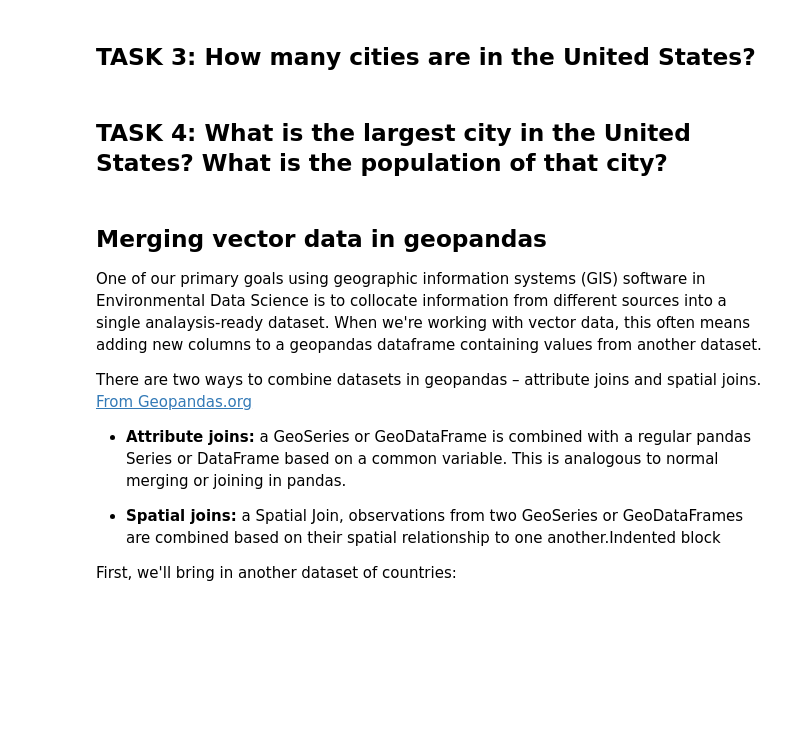
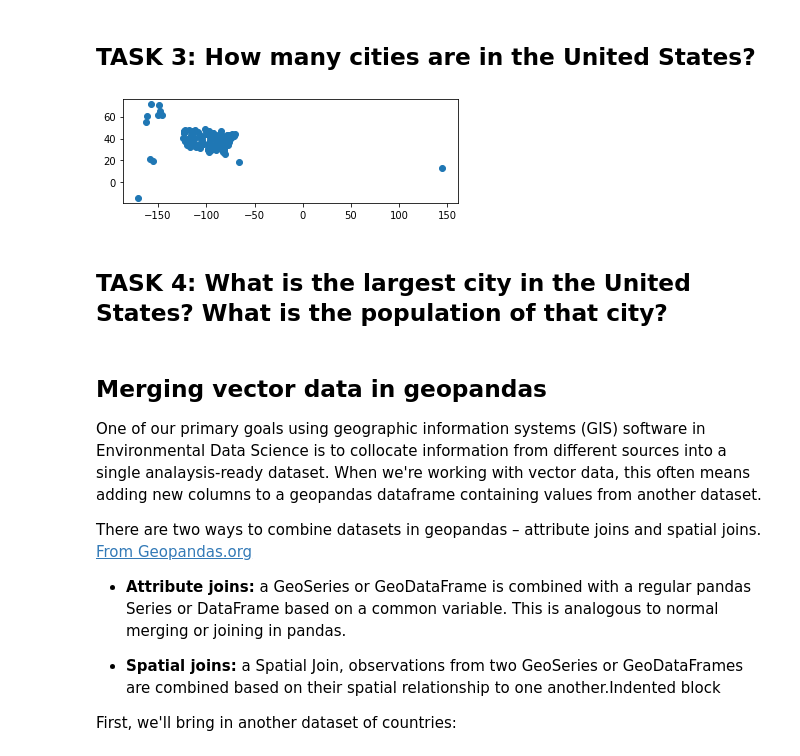
Before and after one commit to AHussein87/EnvDatSci22, a Jupyter notebook: Copy_of_VectorData101.ipynb, the cells around one changed output. Cells and saved outputs as stored; diff of their text form; code cells hidden in the pictures; blank space fills up the shorter version.

```diff
--- a/Copy_of_VectorData101.ipynb
+++ b/Copy_of_VectorData101.ipynb
@@ -390,6 +461,12 @@ plt.show()
 ## TASK 3: How many cities are in the United States?
 # %%
 # Task 3 code here
+
+f, ax = plt.subplots()
+cities_in_usa.plot(ax=ax)
+plt.show()
+# %% [output]
+[figure, added]
 # %% [markdown]
 ## TASK 4: What is the largest city in the United States? What is the population of that city?
 # %%
```
Also changed, not shown: parts of 21 cells of this notebook.
